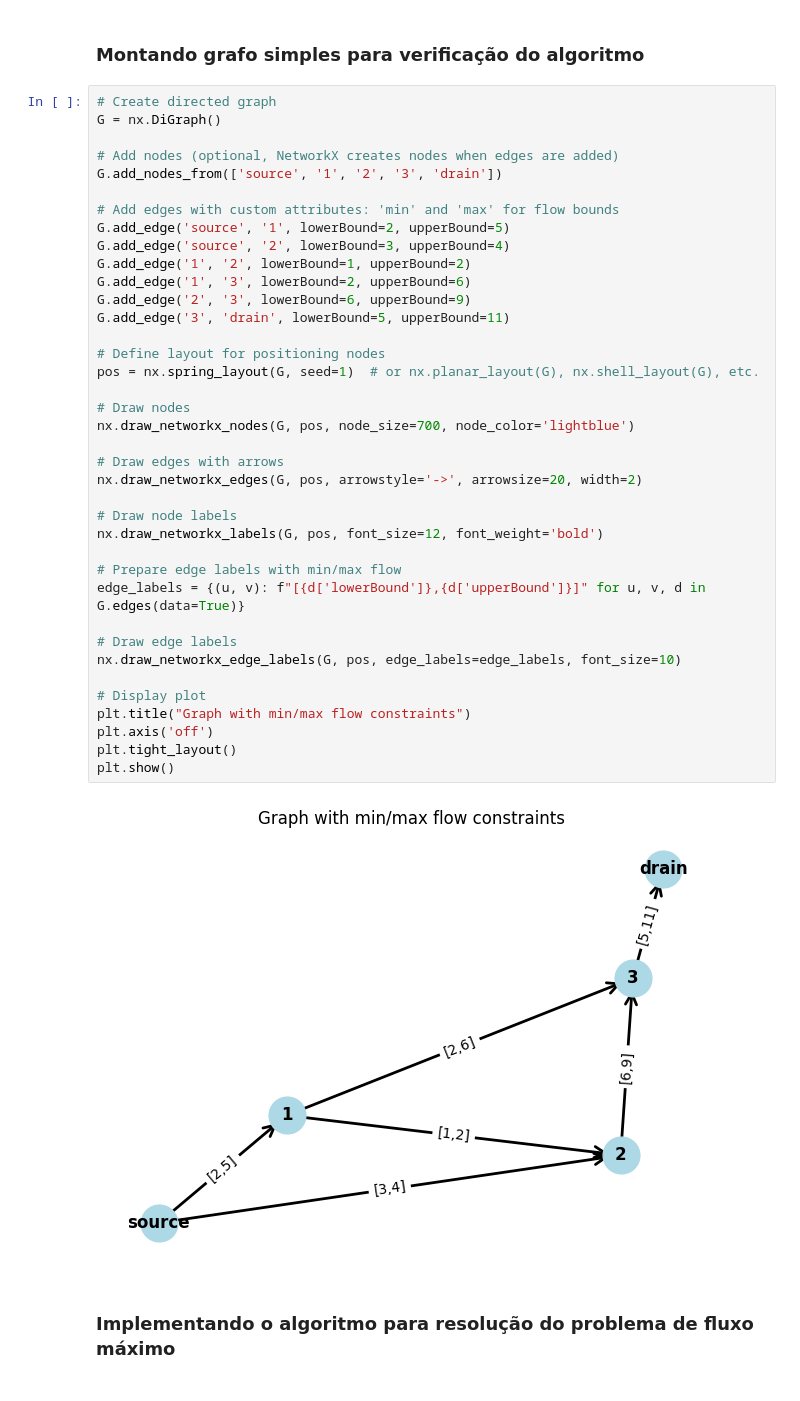
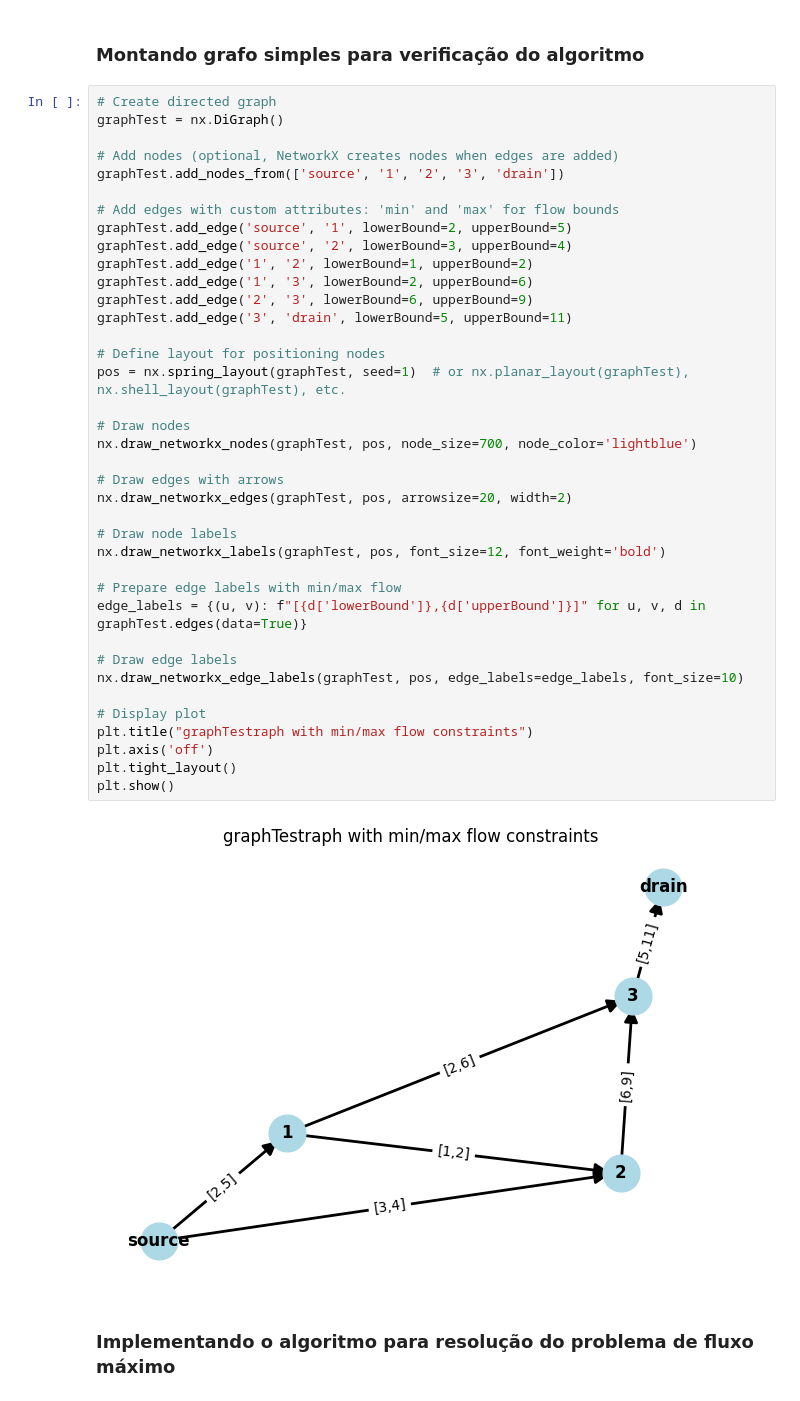
Before and after one commit to arthurkenzo/atividades_ia525, a Jupyter notebook: atividade_6.ipynb, the cells around one changed output. Saved outputs shown, nothing was run; the diff lists cells and outputs as text.

```diff
--- a/atividade_6.ipynb
+++ b/atividade_6.ipynb
@@ -75,44 +75,44 @@ from typing import Tuple
 ### Montando grafo simples para verificação do algoritmo
 # %%
 # Create directed graph
-G = nx.DiGraph()
+graphTest = nx.DiGraph()
 
 # Add nodes (optional, NetworkX creates nodes when edges are added)
-G.add_nodes_from(['source', '1', '2', '3', 'drain'])
+graphTest.add_nodes_from(['source', '1', '2', '3', 'drain'])
 
 # Add edges with custom attributes: 'min' and 'max' for flow bounds
-G.add_edge('source', '1', lowerBound=2, upperBound=5)
-G.add_edge('source', '2', lowerBound=3, upperBound=4)
-G.add_edge('1', '2', lowerBound=1, upperBound=2)
-G.add_edge('1', '3', lowerBound=2, upperBound=6)
-G.add_edge('2', '3', lowerBound=6, upperBound=9)
-G.add_edge('3', 'drain', lowerBound=5, upperBound=11)
+graphTest.add_edge('source', '1', lowerBound=2, upperBound=5)
+graphTest.add_edge('source', '2', lowerBound=3, upperBound=4)
+graphTest.add_edge('1', '2', lowerBound=1, upperBound=2)
+graphTest.add_edge('1', '3', lowerBound=2, upperBound=6)
+graphTest.add_edge('2', '3', lowerBound=6, upperBound=9)
+graphTest.add_edge('3', 'drain', lowerBound=5, upperBound=11)
 
 # Define layout for positioning nodes
-pos = nx.spring_layout(G, seed=1)  # or nx.planar_layout(G), nx.shell_layout(G), etc.
+pos = nx.spring_layout(graphTest, seed=1)  # or nx.planar_layout(graphTest), nx.shell_layout(graphTest), etc.
 
 # Draw nodes
-nx.draw_networkx_nodes(G, pos, node_size=700, node_color='lightblue')
+nx.draw_networkx_nodes(graphTest, pos, node_size=700, node_color='lightblue')
 
 # Draw edges with arrows
-nx.draw_networkx_edges(G, pos, arrowstyle='->', arrowsize=20, width=2)
+nx.draw_networkx_edges(graphTest, pos, arrowsize=20, width=2)
 
 # Draw node labels
-nx.draw_networkx_labels(G, pos, font_size=12, font_weight='bold')
+nx.draw_networkx_labels(graphTest, pos, font_size=12, font_weight='bold')
 
 # Prepare edge labels with min/max flow
-edge_labels = {(u, v): f"[{d['lowerBound']},{d['upperBound']}]" for u, v, d in G.edges(data=True)}
+edge_labels = {(u, v): f"[{d['lowerBound']},{d['upperBound']}]" for u, v, d in graphTest.edges(data=True)}
 
 # Draw edge labels
-nx.draw_networkx_edge_labels(G, pos, edge_labels=edge_labels, font_size=10)
+nx.draw_networkx_edge_labels(graphTest, pos, edge_labels=edge_labels, font_size=10)
 
 # Display plot
-plt.title("Graph with min/max flow constraints")
+plt.title("graphTestraph with min/max flow constraints")
 plt.axis('off')
 plt.tight_layout()
 plt.show()
 # %% [output]
-[figure, old version]
+[figure, new version]
 # %% [markdown]
 ### Implementando o algoritmo para resolução do problema de fluxo máximo
 # %%
```
Also changed, not shown: parts of 8 cells of this notebook, 1 other file.
